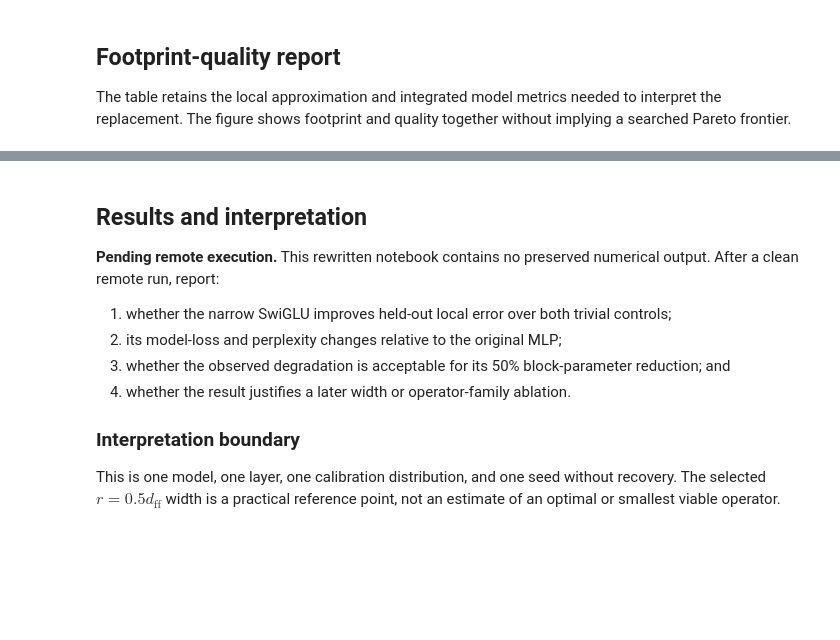
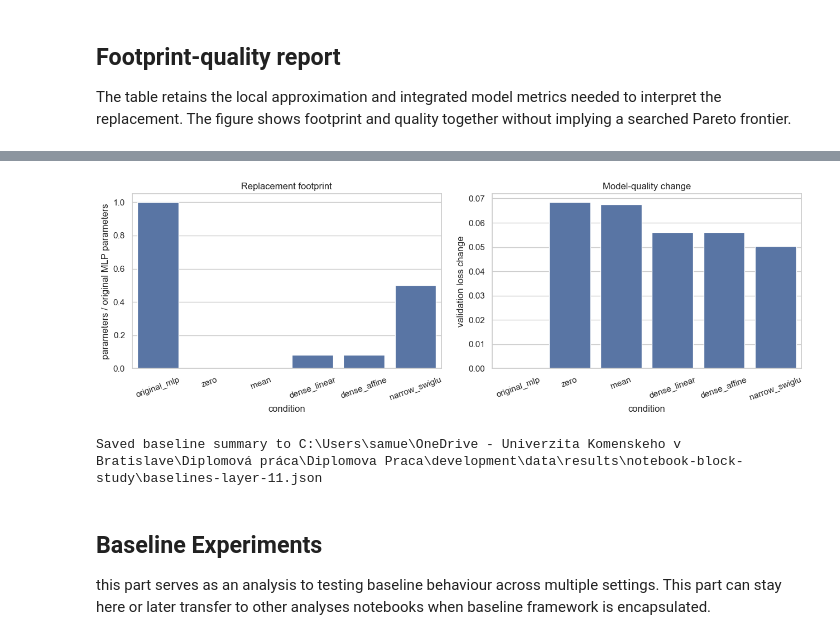
Before and after one commit to Sammuel21/diploma-thesis-block-replacement, a Jupyter notebook: notebooks/block/baseline-testing.ipynb, the cells around one changed output, grey strips where cells are left out. Drawn from its saved outputs; the diff is of its cells as text; code cells hidden in the pictures; blank space fills up the shorter version.

Commit message:
experiments: baseline experiments added and executingn

```diff
--- a/notebooks/block/baseline-testing.ipynb
+++ b/notebooks/block/baseline-testing.ipynb
@@ -353,35 +474,44 @@ results_df[report_columns]
 # %%
-condition_order = ['original_mlp', 'zero', 'mean', 'narrow_swiglu']
+condition_order = [
+    'original_mlp',
+    'zero',
+    'mean',
+    'dense_linear',
+    'dense_affine',
+    'narrow_swiglu',
+]
 plot_df = results_df.set_index('name').loc[condition_order].reset_index()
 
 fig, axes = plt.subplots(1, 2, figsize=(13, 4.5))
 sns.barplot(
     data=plot_df,
     x='name',
     y='relative_block_parameters',
     order=condition_order,
     ax=axes[0],
 )
 sns.barplot(
     data=plot_df,
     x='name',
     y='delta_loss',
     order=condition_order,
     ax=axes[1],
 )
 axes[0].set(
     title='Replacement footprint',
     xlabel='condition',
     ylabel='parameters / original MLP parameters',
 )
 axes[1].set(
     title='Model-quality change',
     xlabel='condition',
     ylabel='validation loss change',
 )
 for axis in axes:
     axis.tick_params(axis='x', rotation=20)
 plt.tight_layout()
+# %% [output]
+[figure, added]
 # %%
 artifact = {
     'schema_version': 2,
@@ -421,6 +551,26 @@ artifact = {
         ),
     },
     'controls': ['original_mlp', 'zero', 'mean'],
+    'dense_linear_baseline': {
+        'definition': 'Ax',
+        'bias': False,
+        'ridge': LINEAR_RIDGE,
+        'parameters': dense_linear_parameters,
+        'state_elements': dense_linear_state_elements,
+        'relative_block_parameters': (
+            dense_linear_parameters / original_parameters
+        ),
+    },
+    'dense_affine_baseline': {
+        'definition': 'Ax+b',
+        'bias': True,
+        'ridge': LINEAR_RIDGE,
+        'parameters': dense_affine_parameters,
+        'state_elements': dense_affine_state_elements,
+        'relative_block_parameters': (
+            dense_affine_parameters / original_parameters
+        ),
+    },
     'operator_training': asdict(training_config),
     'baseline_language_model': asdict(baseline_lm),
     'results': results_df.to_dict(orient='records'),
@@ -432,16 +582,9 @@ OUTPUT_PATH.write_text(
     encoding='utf-8',
 )
 print(f'Saved baseline summary to {OUTPUT_PATH}')
+# %% [output]
+Saved baseline summary to C:\Users\samue\OneDrive - Univerzita Komenskeho v Bratislave\Diplomová práca\Diplomova Praca\development\data\results\notebook-block-study\baselines-layer-11.json
-# %% [markdown]
-## Results and interpretation
-
-**Pending remote execution.** This rewritten notebook contains no preserved numerical output. After a clean remote run, report:
-
-1. whether the narrow SwiGLU improves held-out local error over both trivial controls;
-2. its model-loss and perplexity changes relative to the original MLP;
-3. whether the observed degradation is acceptable for its 50% block-parameter reduction; and
-4. whether the result justifies a later width or operator-family ablation.
-
-### Interpretation boundary
-
-This is one model, one layer, one calibration distribution, and one seed without recovery. The selected $r=0.5d_{\mathrm{ff}}$ width is a practical reference point, not an estimate of an optimal or smallest viable operator.
+# %% [markdown]
+## Baseline Experiments
+
+this part serves as an analysis to testing baseline behaviour across multiple settings. This part can stay here or later transfer to other analyses notebooks when baseline framework is encapsulated.
```
Also changed, not shown: parts of 15 cells of this notebook, 5 other files.
